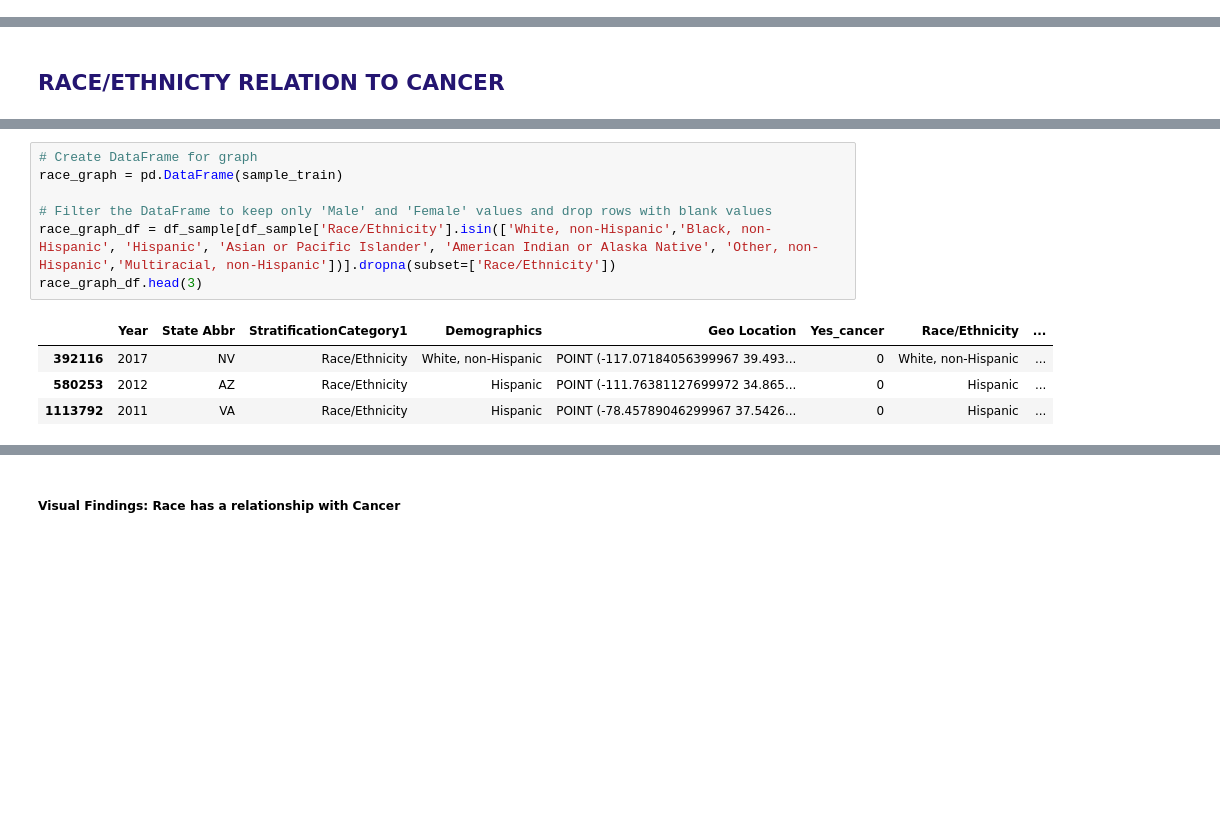
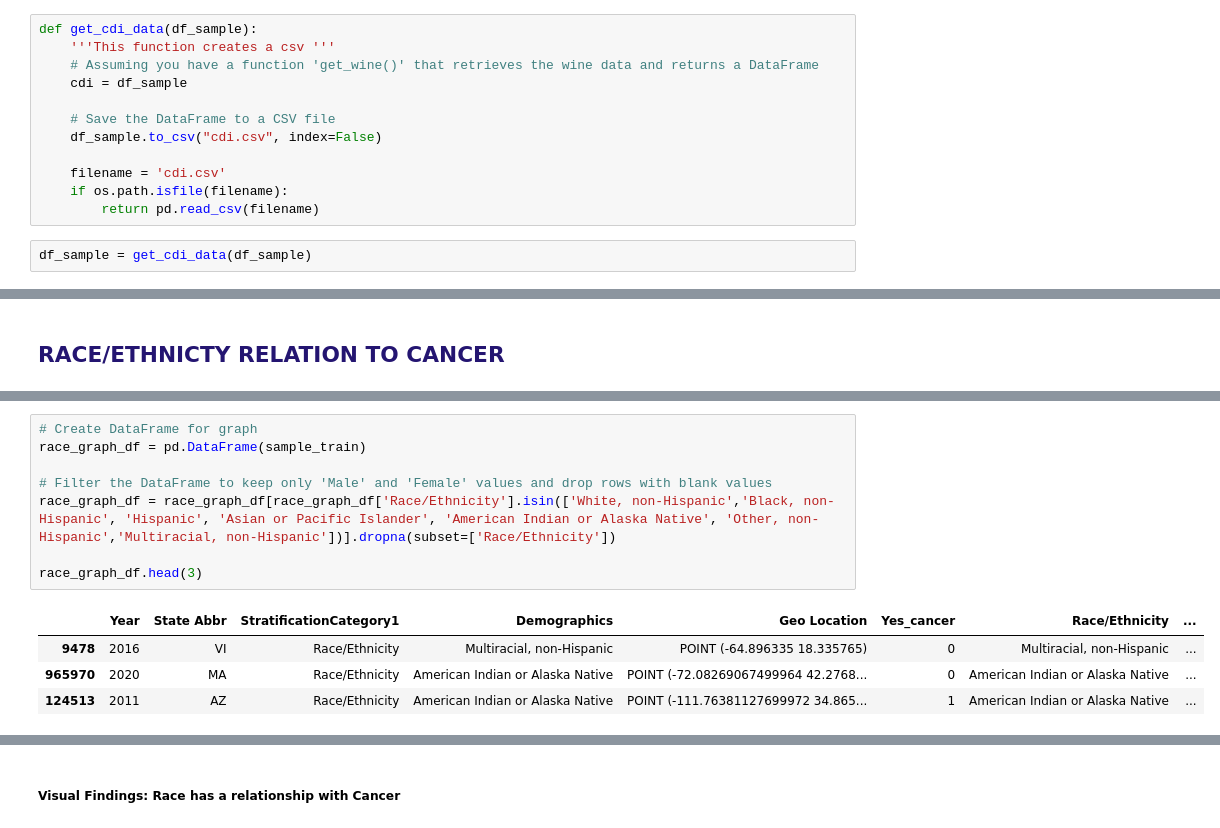
Before and after one commit to annie-carter/DHHS_chronic_disease_indicators, a Jupyter notebook: explore_dhhs_cdi.ipynb, the cells around one changed output, grey strips where cells are left out. Cells and saved outputs as stored; diff of their text form; blank space fills up the shorter version.

```diff
--- a/explore_dhhs_cdi.ipynb
+++ b/explore_dhhs_cdi.ipynb
@@ -144,6 +146,20 @@ Data columns (total 6 columns):
  5   Geo Location             991383 non-null   object
 dtypes: int64(1), object(5)
 memory usage: 53.4+ MB
+# %%
+def get_cdi_data(df_sample):
+    '''This function creates a csv '''
+    # Assuming you have a function 'get_wine()' that retrieves the wine data and returns a DataFrame
+    cdi = df_sample
+
+    # Save the DataFrame to a CSV file
+    df_sample.to_csv("cdi.csv", index=False)
+
+    filename = 'cdi.csv'
+    if os.path.isfile(filename):
+        return pd.read_csv(filename)
+# %%
+df_sample = get_cdi_data(df_sample)
 # %%
 df_sample.Demographics.value_counts()
 # %% [output]
@@ -619,15 +673,16 @@ Statistical Testing Findings: Ha = Category of "male or female" gender has a rel
 # %%
 # Create DataFrame for graph
-race_graph = pd.DataFrame(sample_train)
+race_graph_df = pd.DataFrame(sample_train)
 
 # Filter the DataFrame to keep only 'Male' and 'Female' values and drop rows with blank values
-race_graph_df = df_sample[df_sample['Race/Ethnicity'].isin(['White, non-Hispanic','Black, non-Hispanic', 'Hispanic', 'Asian or Pacific Islander', 'American Indian or Alaska Native', 'Other, non-Hispanic','Multiracial, non-Hispanic'])].dropna(subset=['Race/Ethnicity'])
+race_graph_df = race_graph_df[race_graph_df['Race/Ethnicity'].isin(['White, non-Hispanic','Black, non-Hispanic', 'Hispanic', 'Asian or Pacific Islander', 'American Indian or Alaska Native', 'Other, non-Hispanic','Multiracial, non-Hispanic'])].dropna(subset=['Race/Ethnicity'])
+
 race_graph_df.head(3)
 # %% [output]
 |  | Year | State Abbr | StratificationCategory1 | Demographics | Geo Location | Yes_cancer | Race/Ethnicity | ... |
-| 392116 | 2017 | NV | Race/Ethnicity | White, non-Hispanic | POINT (-117.07184056399967 39.493... | 0 | White, non-Hispanic | ... |
-| 580253 | 2012 | AZ | Race/Ethnicity | Hispanic | POINT (-111.76381127699972 34.865... | 0 | Hispanic | ... |
-| 1113792 | 2011 | VA | Race/Ethnicity | Hispanic | POINT (-78.45789046299967 37.5426... | 0 | Hispanic | ... |
+| 9478 | 2016 | VI | Race/Ethnicity | Multiracial, non-Hispanic | POINT (-64.896335 18.335765) | 0 | Multiracial, non-Hispanic | ... |
+| 965970 | 2020 | MA | Race/Ethnicity | American Indian or Alaska Native | POINT (-72.08269067499964 42.2768... | 0 | American Indian or Alaska Native | ... |
+| 124513 | 2011 | AZ | Race/Ethnicity | American Indian or Alaska Native | POINT (-111.76381127699972 34.865... | 1 | American Indian or Alaska Native | ... |
 # %%
 # Assuming you have a DataFrame 'df_sample' with the required data
 new_labels = {'no cancer': 'No Cancer', 'cancer': 'Cancer'}
```
Also changed, not shown: parts of 23 cells of this notebook.
